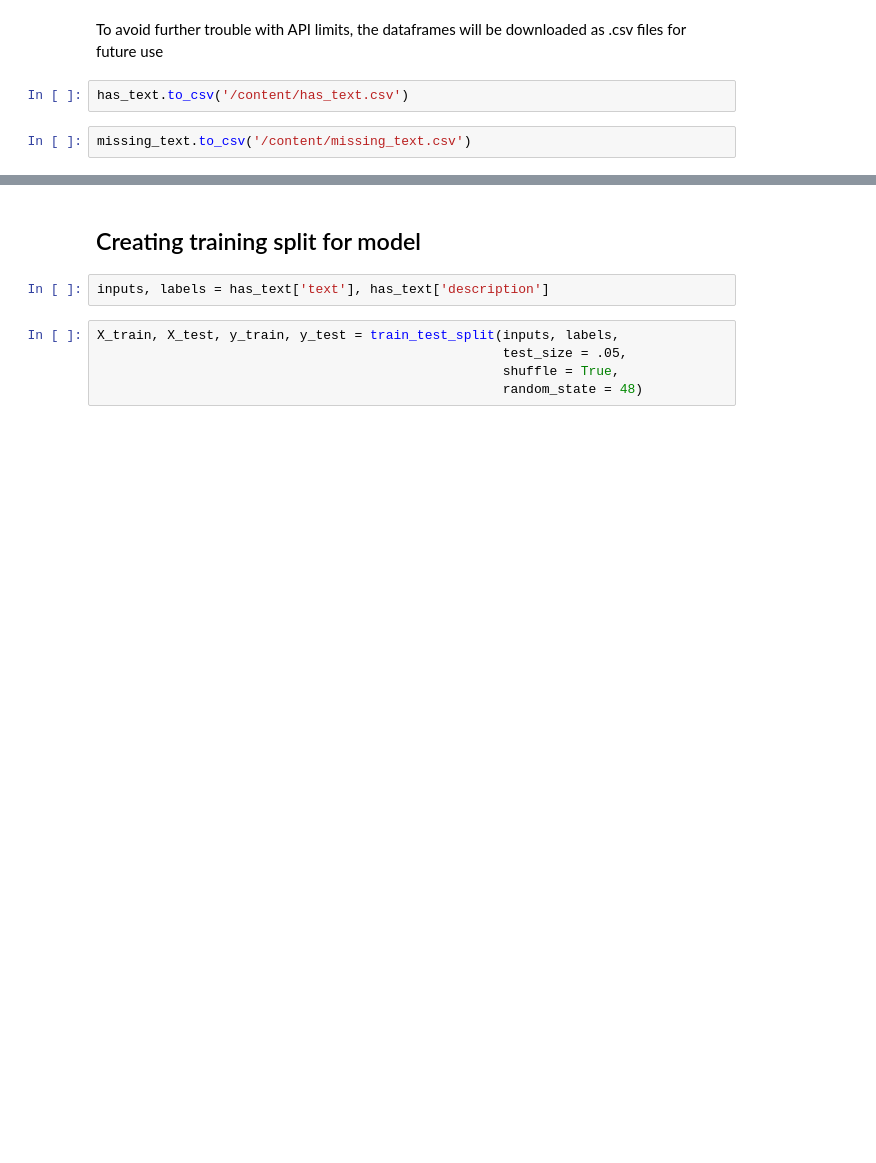
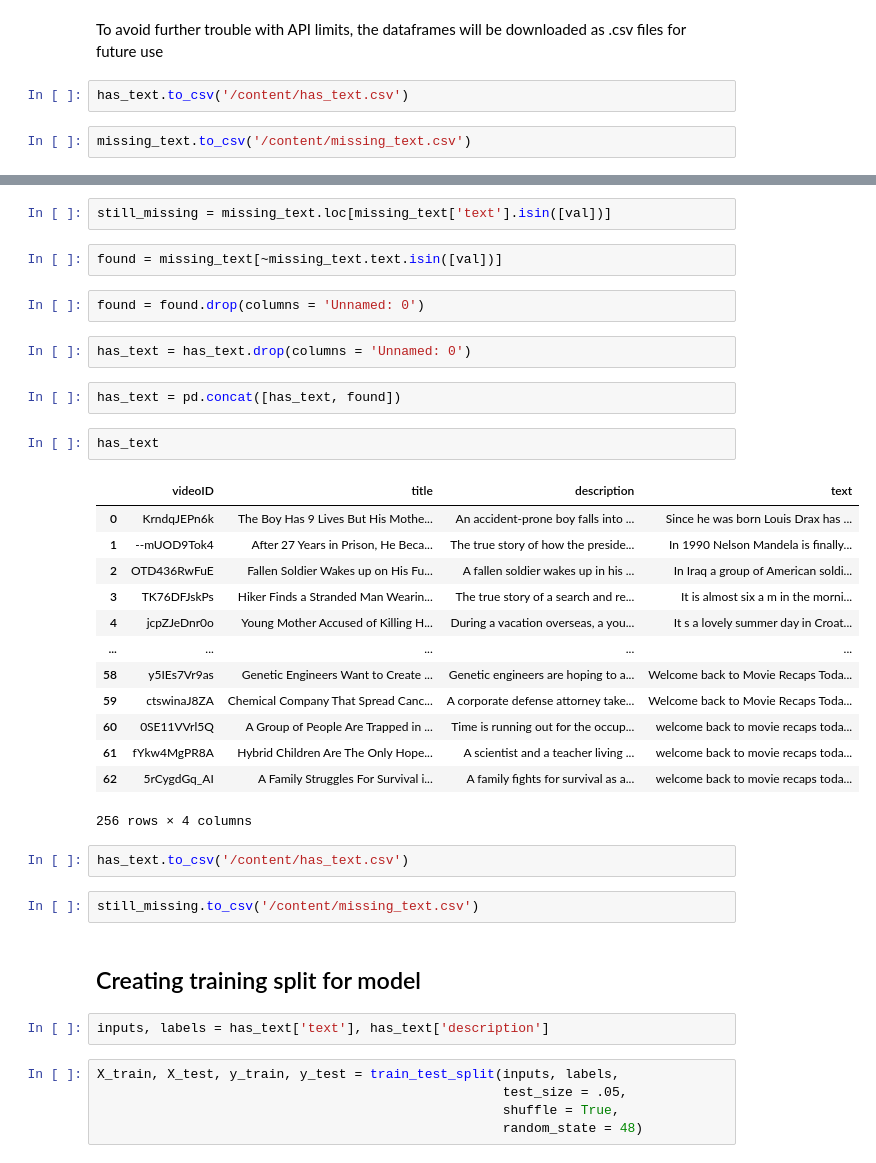
Before and after one commit to girishsenthil/NLP, a Jupyter notebook: PegasusForYouTubeVideoSummarization.ipynb, the cells around one changed output, grey strips where cells are left out. Drawn from its saved outputs; the diff is of its cells as text; blank space fills up the shorter version.

```diff
--- a/PegasusForYouTubeVideoSummarization.ipynb
+++ b/PegasusForYouTubeVideoSummarization.ipynb
@@ -272,3 +320,33 @@ missing_text.to_csv('/content/missing_text.csv')
+# %%
+still_missing = missing_text.loc[missing_text['text'].isin([val])]
+# %%
+found = missing_text[~missing_text.text.isin([val])]
+# %%
+found = found.drop(columns = 'Unnamed: 0')
+# %%
+has_text = has_text.drop(columns = 'Unnamed: 0')
+# %%
+has_text = pd.concat([has_text, found])
+# %%
+has_text
+# %% [output]
+|  | videoID | title | description | text |
+| 0 | KrndqJEPn6k | The Boy Has 9 Lives But His Mothe... | An accident-prone boy falls into ... | Since he was born Louis Drax has ... |
+| 1 | --mUOD9Tok4 | After 27 Years in Prison, He Beca... | The true story of how the preside... | In 1990 Nelson Mandela is finally... |
+| 2 | OTD436RwFuE | Fallen Soldier Wakes up on His Fu... | A fallen soldier wakes up in his ... | In Iraq a group of American soldi... |
+| 3 | TK76DFJskPs | Hiker Finds a Stranded Man Wearin... | The true story of a search and re... | It is almost six a m in the morni... |
+| 4 | jcpZJeDnr0o | Young Mother Accused of Killing H... | During a vacation overseas, a you... | It s a lovely summer day in Croat... |
+| ... | ... | ... | ... | ... |
+| 58 | y5IEs7Vr9as | Genetic Engineers Want to Create ... | Genetic engineers are hoping to a... | Welcome back to Movie Recaps Toda... |
+| 59 | ctswinaJ8ZA | Chemical Company That Spread Canc... | A corporate defense attorney take... | Welcome back to Movie Recaps Toda... |
+| 60 | 0SE11VVrl5Q | A Group of People Are Trapped in ... | Time is running out for the occup... | welcome back to movie recaps toda... |
+| 61 | fYkw4MgPR8A | Hybrid Children Are The Only Hope... | A scientist and a teacher living ... | welcome back to movie recaps toda... |
+| 62 | 5rCygdGq_AI | A Family Struggles For Survival i... | A family fights for survival as a... | welcome back to movie recaps toda... |
+256 rows × 4 columns
+# %%
+has_text.to_csv('/content/has_text.csv')
+# %%
+still_missing.to_csv('/content/missing_text.csv')
 # %% [markdown]
 ## Creating training split for model
 # %%
```
Also changed, not shown: parts of 15 cells of this notebook.
